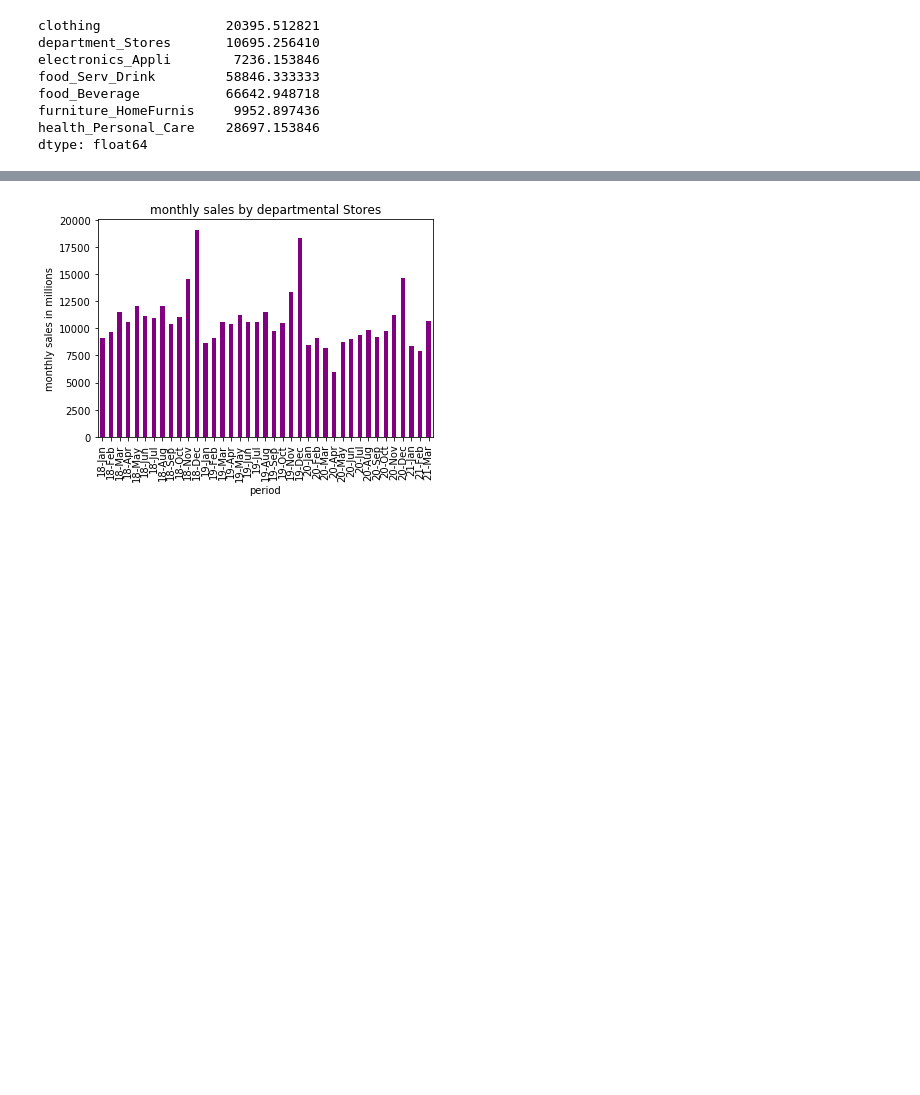
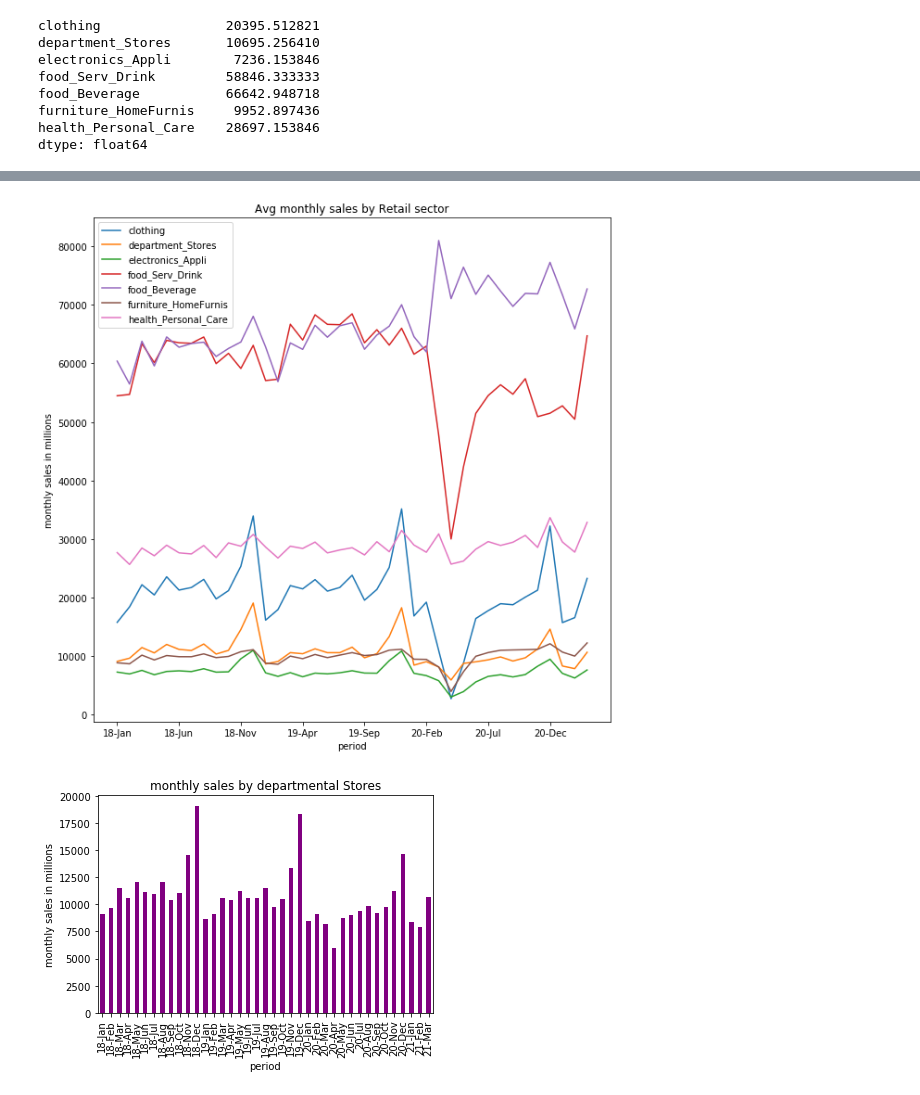
Before and after one commit to Billieo/pandemic_pandas, a Jupyter notebook: notebooks/Billie.ipynb, the cells around one changed output, grey strips where cells are left out. Saved outputs shown, nothing was run; the diff lists cells and outputs as text; code cells hidden in the pictures; blank space fills up the shorter version.

```diff
--- a/notebooks/Billie.ipynb
+++ b/notebooks/Billie.ipynb
@@ -96,3 +92,11 @@ Avg_retail_combined_df.hvplot.line(ylabel="Avg monthly sale in millions", title=
+# %%
+retail_combined_df.plot(kind="line", title="Avg monthly sales department_Stores",figsize=(10,10))
+plt.title("Avg monthly sales by Retail sector")
+plt.xlabel("period")
+plt.ylabel("monthly sales in millions")
+plt.savefig('Matplotlib_save_plot.png')
+# %% [output]
+[figure, added]
 # %%
 plt.savefig('Matplotlib_save_plot.png')
 # %%
```
Also changed, not shown: parts of 4 cells of this notebook, 1 other file.
